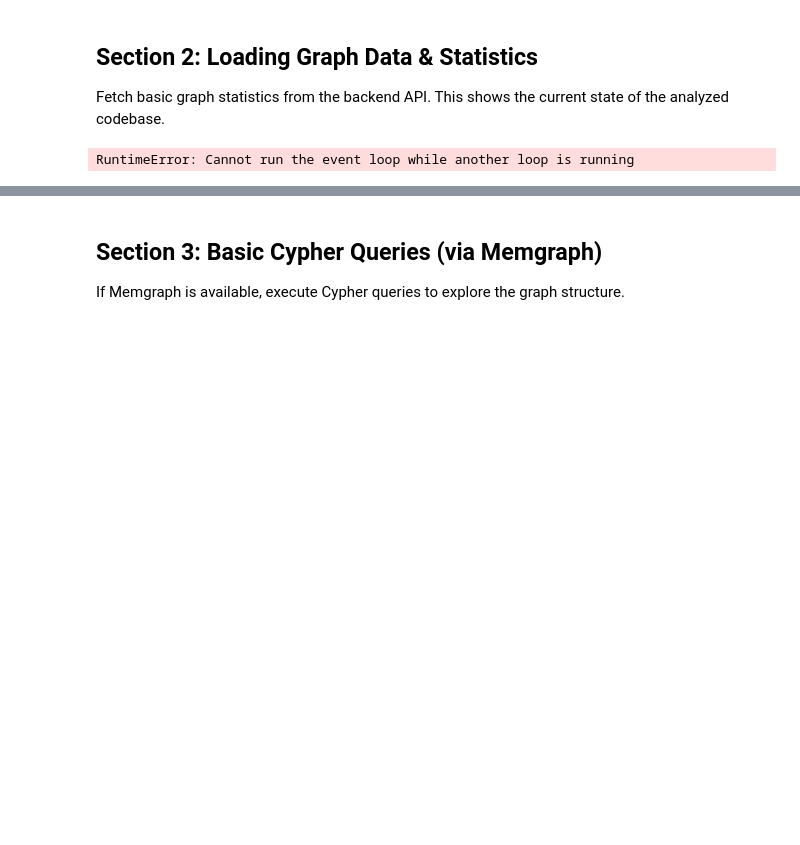
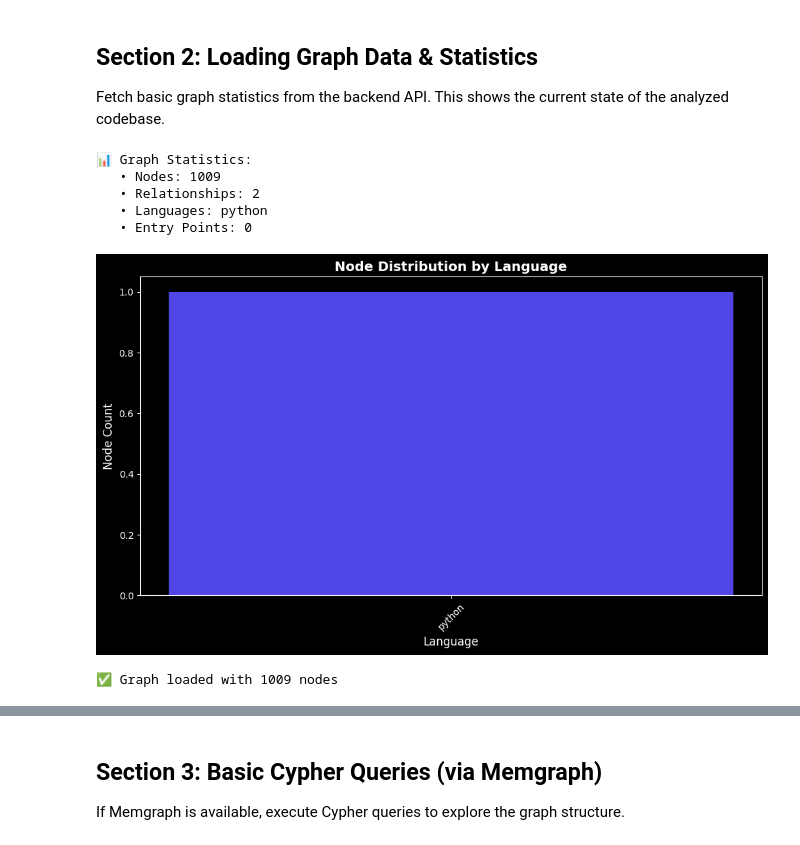
Before and after one commit to ajacobm/code-graph-mcp, a Jupyter notebook: notebooks/01_graph_basics.ipynb, the cells around one changed output, grey strips where cells are left out. Cells and saved outputs as stored; diff of their text form; code cells hidden in the pictures; blank space fills up the shorter version.

```diff
--- a/notebooks/01_graph_basics.ipynb
+++ b/notebooks/01_graph_basics.ipynb
@@ -73,20 +71,18 @@ print(f"📌 Backend API: {BACKEND_API_URL}")
 # %%
 # Helper class for managing connections
 class GraphConnections:
-    """Manages connections to Redis, Memgraph, and Backend API"""
+    """Manages connections to Redis and Memgraph"""
 
-    def __init__(self, redis_url: str, memgraph_url: str, api_url: str):
+    def __init__(self, redis_url: str, memgraph_url: str):
         self.redis_url = redis_url
         self.memgraph_url = memgraph_url
-        self.api_url = api_url
 
         self.redis_client = None
         self.memgraph_driver = None
-        self.http_client = None
 
     async def connect(self):
         """Establish all connections with detailed error reporting"""
-        print(f"Connecting to: {self.redis_url}, {self.memgraph_url}, {self.api_url}\n")
+        print(f"Connecting to: {self.redis_url}, {self.memgraph_url}\n")
 
         # Try Redis
         try:
@@ -133,25 +129,16 @@ class GraphConnections:
             except Exception as e2:
                 print(f"❌ Memgraph fallback also failed: {type(e2).__name__}: {e2}")
 
-        # HTTP client (always works)
-        try:
-            self.http_client = httpx.AsyncClient(base_url=self.api_url, timeout=10)
-            print(f"✅ HTTP client ready ({self.api_url})")
-        except Exception as e:
-            print(f"⚠️  HTTP client warning: {e}")
-
     async def close(self):
         """Close all connections"""
         if self.redis_client:
             await self.redis_client.aclose()
         if self.memgraph_driver:
             self.memgraph_driver.close()
-        if self.http_client:
-            await self.http_client.aclose()
         print("✅ All connections closed")
 
 # Initialize connections
-connections = GraphConnections(REDIS_URL, MEMGRAPH_URL, BACKEND_API_URL)
+connections = GraphConnections(REDIS_URL, MEMGRAPH_URL)
 
 # For Jupyter, use await directly (Jupyter has a running event loop)
 await connections.connect()
@@ -175,40 +157,88 @@ Connecting to: redis://redis:6379, bolt://memgraph:7687, http://code-graph-http:
 Fetch basic graph statistics from the backend API. This shows the current state of the analyzed codebase.
 # %%
 async def get_graph_stats():
-    """Fetch graph statistics from backend API"""
+    """Fetch graph statistics from Memgraph"""
+    if not connections.memgraph_driver:
+        print("❌ Memgraph not available")
+        return None
+
     try:
-        response = await connections.http_client.get('/api/graph/stats')
-        stats = response.json()
-        return stats
+        with connections.memgraph_driver.session() as session:
+            # Get node and relationship counts
+            nodes_result = session.run("MATCH (n) RETURN count(n) as total_nodes")
+            nodes_count = nodes_result.single()['total_nodes']
+
+            rels_result = session.run("MATCH ()-[r]->() RETURN count(r) as total_rels")
+            rels_count = rels_result.single()['total_rels']
+
+            # Get languages
+            langs_result = session.run("""
+                MATCH (n:Function)
+                WHERE n.language IS NOT NULL
+                RETURN DISTINCT n.language as lang
+            """)
+            languages = [record['lang'] for record in langs_result]
+
+            # Get entry points count
+            entry_result = session.run("""
+                MATCH (n:Function {is_entry_point: true})
+                RETURN count(n) as entry_points
+            """)
+            entry_count = entry_result.single()['entry_points']
+
+            # Get nodes by language
+            lang_dist_result = session.run("""
+                MATCH (n:Function)
+                WHERE n.language IS NOT NULL
+                RETURN n.language as language, count(n) as count
+                ORDER BY count DESC
+            """)
+            nodes_by_language = {record['language']: record['count'] for record in lang_dist_result}
+
+            return {
+                'total_nodes': nodes_count,
+                'total_relationships': rels_count,
+                'languages': languages,
+                'entry_points': entry_count,
+                'nodes_by_language': nodes_by_language
+            }
     except Exception as e:
         print(f"Error fetching stats: {e}")
         return None
 
 # Fetch and display stats
 stats = await get_graph_stats()
 
 if stats:
     print("📊 Graph Statistics:")
     print(f"   • Nodes: {stats.get('total_nodes', 0)}")
     print(f"   • Relationships: {stats.get('total_relationships', 0)}")
     print(f"   • Languages: {', '.join(stats.get('languages', []))}")
     print(f"   • Entry Points: {stats.get('entry_points', 0)}")
 
     # Visualize node distribution by language
-    if 'nodes_by_language' in stats:
+    if 'nodes_by_language' in stats and stats['nodes_by_language']:
         lang_dist = stats['nodes_by_language']
 
         plt.figure(figsize=(10, 6))
         plt.bar(lang_dist.keys(), lang_dist.values(), color='#4F46E5')
         plt.xlabel('Language', fontsize=12)
         plt.ylabel('Node Count', fontsize=12)
         plt.title('Node Distribution by Language', fontsize=14, fontweight='bold')
         plt.xticks(rotation=45)
         plt.tight_layout()
         plt.show()
 
         print(f"\n✅ Graph loaded with {stats.get('total_nodes', 0)} nodes")
+else:
+    print("⚠️  Could not fetch graph statistics")
 # %% [output]
-RuntimeError: Cannot run the event loop while another loop is running
+📊 Graph Statistics:
+   • Nodes: 1009
+   • Relationships: 2
+   • Languages: python
+   • Entry Points: 0
+[figure, added]
+✅ Graph loaded with 1009 nodes
 # %%
 async def get_all_nodes():
```
Also changed, not shown: parts of 9 cells of this notebook, 1 other file.
